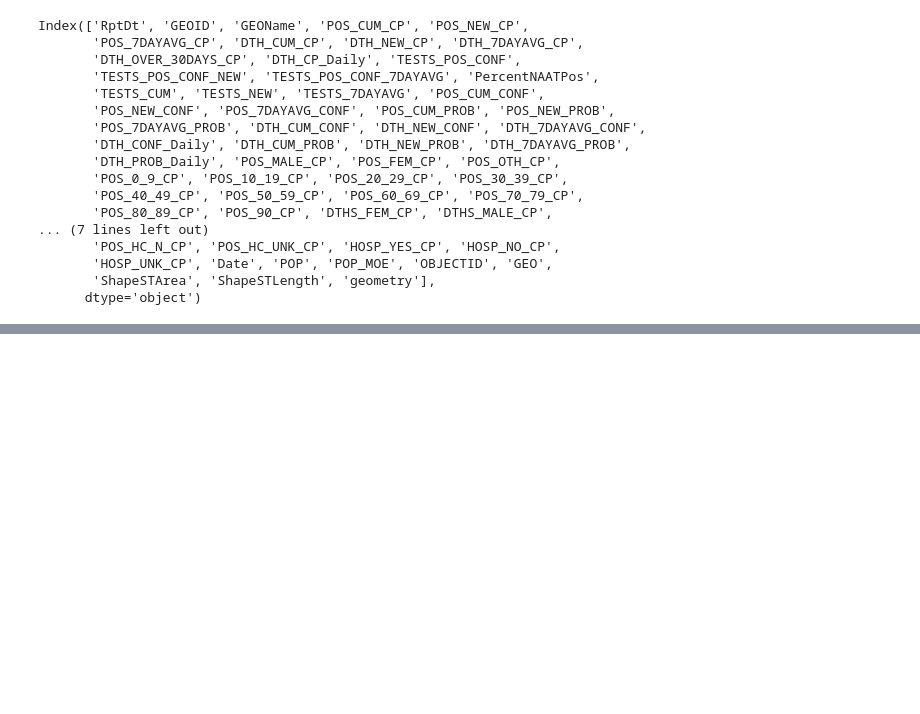
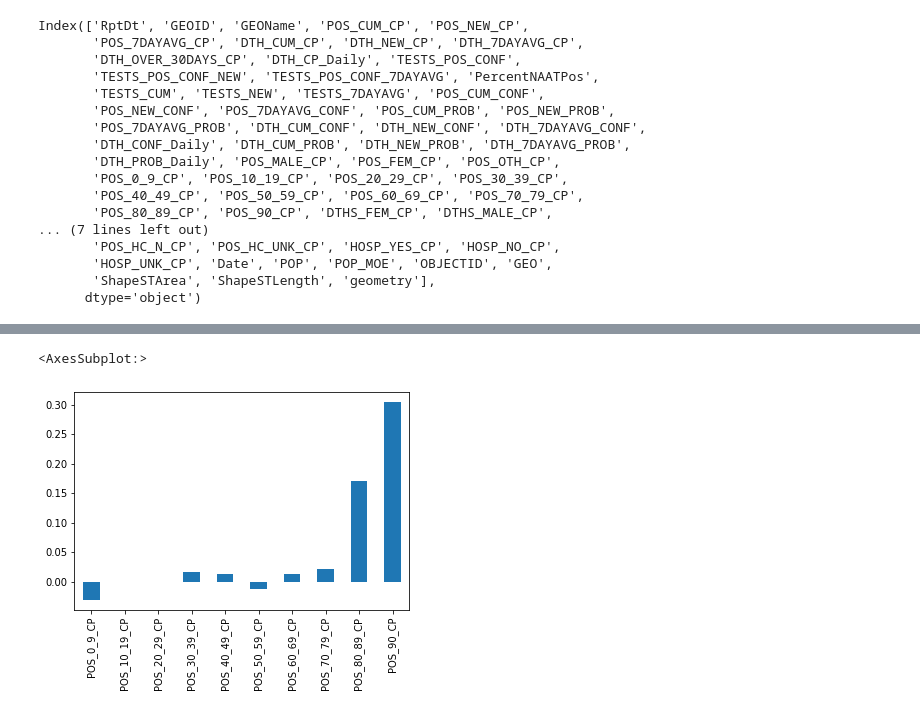
Before and after one commit to cs320-wisc/s22, a Jupyter notebook: lec/29 Regression 1/lec1.ipynb, the cells around one changed output, grey strips where cells are left out. Cells and saved outputs as stored; diff of their text form; code cells hidden in the pictures; blank space fills up the shorter version.

```diff
--- a/lec/29 Regression 1/lec1.ipynb
+++ b/lec/29 Regression 1/lec1.ipynb
@@ -256,0 +275,5 @@ Index(['RptDt', 'GEOID', 'GEOName', 'POS_CUM_CP', 'POS_NEW_CP',
+# %%
+pd.Series(model.coef_, index=xcols).plot.bar()
+# %% [output]
+<AxesSubplot:>
+[figure, added]
```
Also changed, not shown: parts of 8 cells of this notebook, 3 other files.
